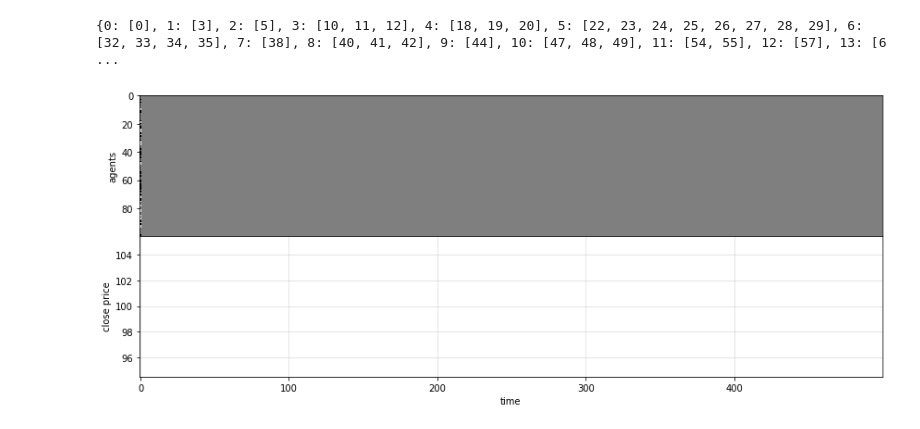
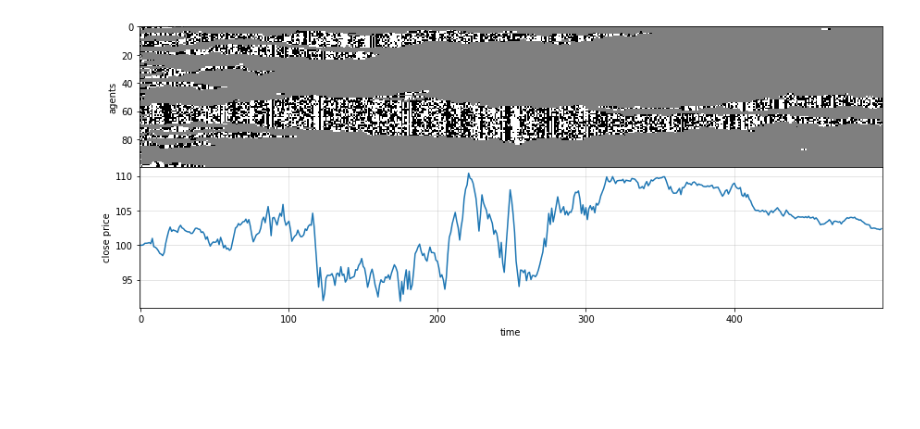
Before and after one commit to charelF/ComplexSystems, a Jupyter notebook: code/charel/bartolozzi2004.ipynb, the cells around one changed output. Drawn from its saved outputs; the diff is of its cells as text; code cells hidden in the pictures; blank space fills up the shorter version.

```diff
--- a/code/charel/bartolozzi2004.ipynb
+++ b/code/charel/bartolozzi2004.ipynb
@@ -82,8 +77,8 @@ x = np.empty(N0)
 
 for t in range(N0):
     Ncl, Nk, k2coord, coord2k = cluster_info(G[t])
-    print(k2coord, coord2k)
-    break
+    # print(k2coord, coord2k)
+    # break
     xi = np.random.uniform(-1, 1, size=Ncl)  # unique xi for each cluster k
     # print(Ncl, Nk, k2coord, coord2k, xi)
 
@@ -116,7 +111,7 @@ for t in range(N0):
             stance = G[t,i]
             if random.random() < ph:
                 if G[t,(i-1)%N1] == 0 and G[t,(i+1)%N1] == 0:
-                    ni = random.choice([-1,1])
+                    ni = np.random.choice([-1,1])
                     G[t+1,(i+ni)%N1] = stance#random.choice([-1,1])
                 elif G[t,(i-1)%N1] == 0:
                     G[t+1,(i-1)%N1] = stance#random.choice([-1,1])
@@ -136,33 +131,32 @@ for t in range(N0):
 
         # nontrader enters market
         if G[t,i] == 0:
             if random.random() < pe:
-                G[t+1,i] = random.choice([-1,1])
+                G[t+1,i] = np.random.choice([-1,1])
 
 fig, (ax1, ax2) = plt.subplots(
     ncols=1, nrows=2, figsize=(12,5), sharex=True, gridspec_kw = {'wspace':0, 'hspace':0}
 )
 ax1.imshow(G.T, cmap="binary", interpolation="None", aspect="auto")
 # plt.colorbar()
 
 r = (x - np.mean(x)) / np.std(x)
 s = 100
 S = np.zeros_like(x)
 S[0] = s
 for i in range(1,N0):
     # S[i] = S[i-1] + (S[i-1] * r[i])
     S[i] = S[i-1] + (S[i-1] * r[i]/100) + 0.01
 
 ax2.plot(S)
 ax2.grid(alpha=0.4)
 
 ax2.set_xlabel("time")
 # ax2.set_ylabel("standardised log returns")
 ax2.set_ylabel("close price")
 ax1.set_ylabel("agents")
 
 plt.tight_layout()
 plt.show()
 # %% [output]
-{0: [0], 1: [3], 2: [5], 3: [10, 11, 12], 4: [18, 19, 20], 5: [22, 23, 24, 25, 26, 27, 28, 29], 6: [32, 33, 34, 35], 7: [38], 8: [40, 41, 42], 9: [44], 10: [47, 48, 49], 11: [54, 55], 12: [57], 13: [6 ...
-[figure, old version]
+[figure, new version]
```
Also changed, not shown: parts of 3 cells of this notebook, 1 other file.
